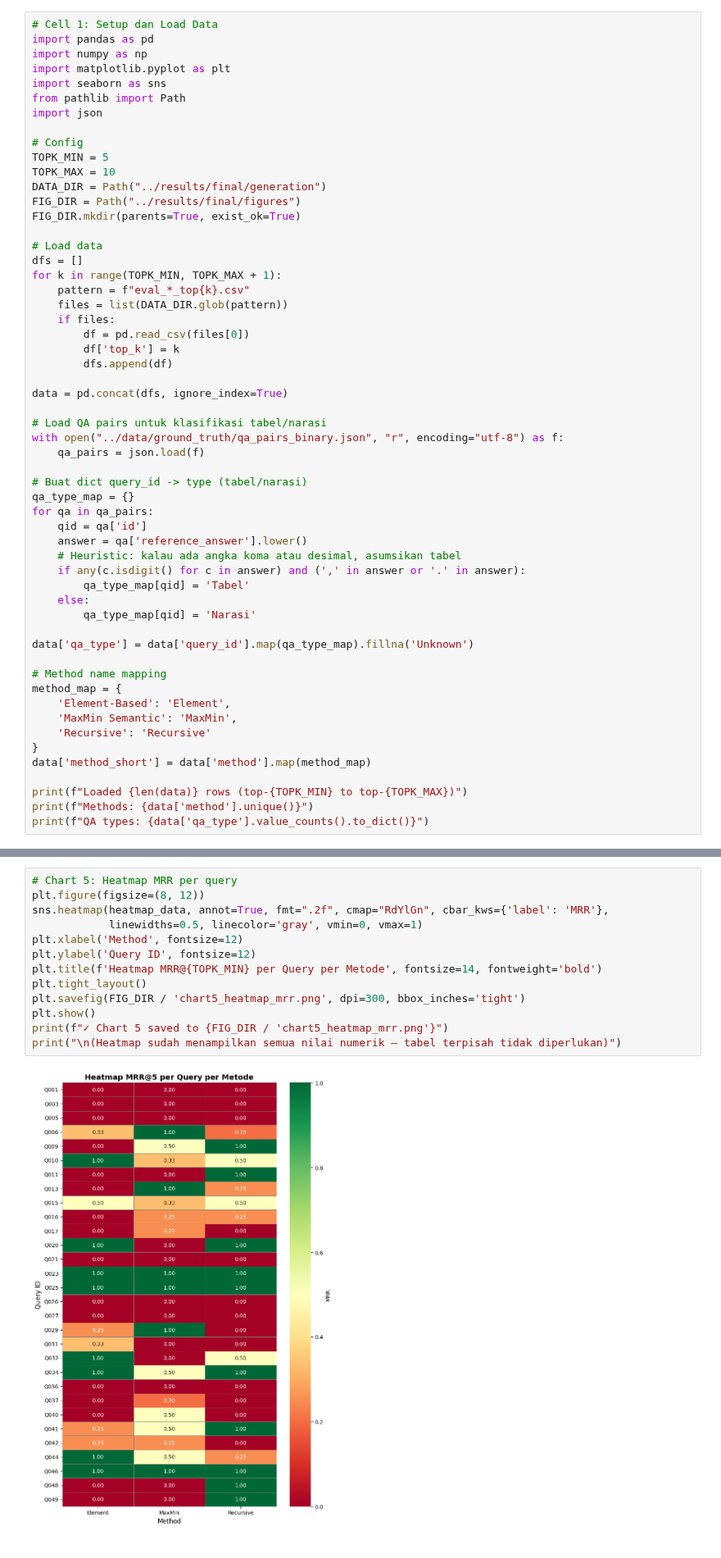
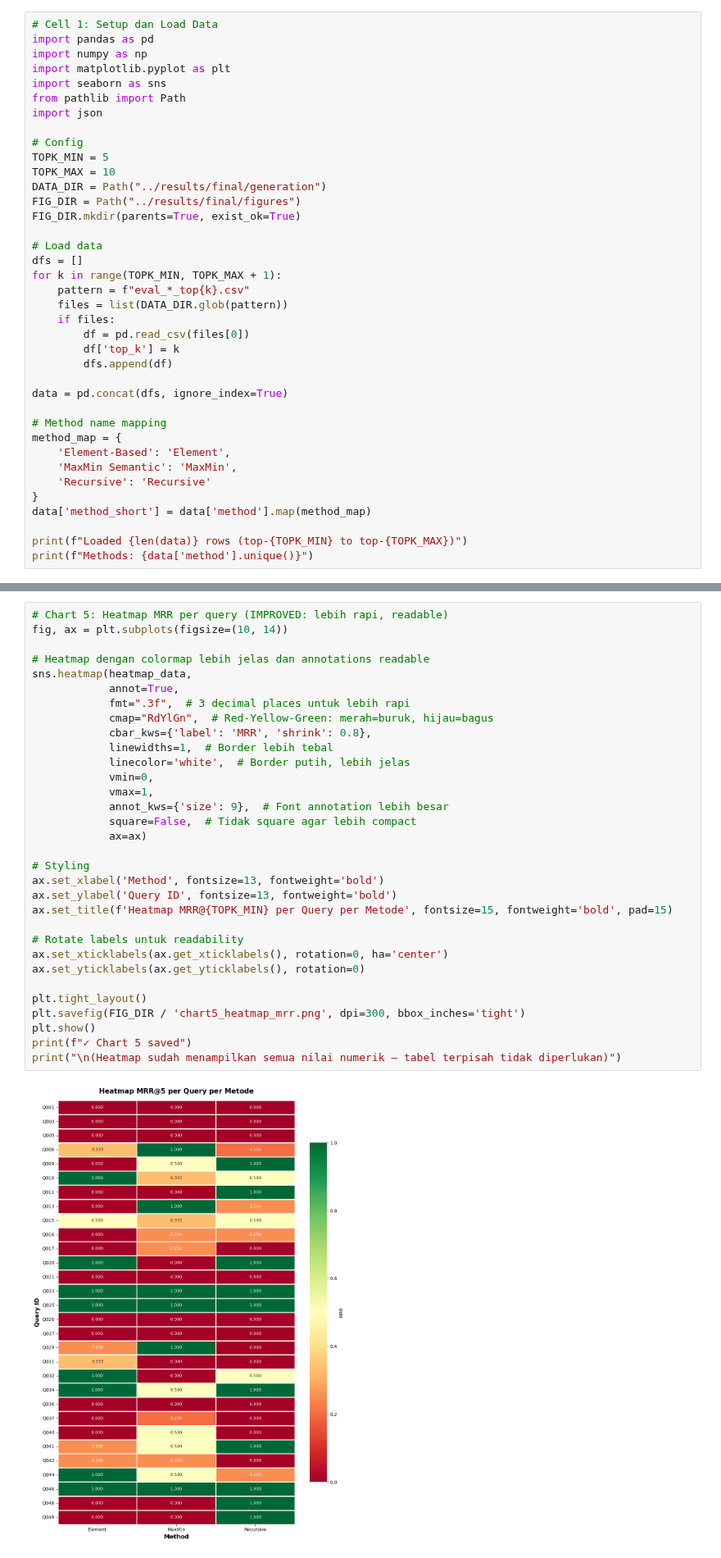
Before and after one commit to haikalthrq/rag-skripsi, a Jupyter notebook: notebooks/eval_visualization.ipynb, the cells around one changed output, grey strips where cells are left out. Shown at 82% size. Cells and saved outputs as stored; diff of their text form.

```diff
--- a/notebooks/eval_visualization.ipynb
+++ b/notebooks/eval_visualization.ipynb
@@ -35,23 +35,6 @@ for k in range(TOPK_MIN, TOPK_MAX + 1):
 
 data = pd.concat(dfs, ignore_index=True)
 
-# Load QA pairs untuk klasifikasi tabel/narasi
-with open("../data/ground_truth/qa_pairs_binary.json", "r", encoding="utf-8") as f:
-    qa_pairs = json.load(f)
-
-# Buat dict query_id -> type (tabel/narasi)
-qa_type_map = {}
-for qa in qa_pairs:
-    qid = qa['id']
-    answer = qa['reference_answer'].lower()
-    # Heuristic: kalau ada angka koma atau desimal, asumsikan tabel
-    if any(c.isdigit() for c in answer) and (',' in answer or '.' in answer):
-        qa_type_map[qid] = 'Tabel'
-    else:
-        qa_type_map[qid] = 'Narasi'
-
-data['qa_type'] = data['query_id'].map(qa_type_map).fillna('Unknown')
-
 # Method name mapping
 method_map = {
     'Element-Based': 'Element',
@@ -62,7 +45,6 @@ data['method_short'] = data['method'].map(method_map)
 
 print(f"Loaded {len(data)} rows (top-{TOPK_MIN} to top-{TOPK_MAX})")
 print(f"Methods: {data['method'].unique()}")
-print(f"QA types: {data['qa_type'].value_counts().to_dict()}")
 # %% [output]
 Loaded 540 rows (top-5 to top-10)
 Methods: <ArrowStringArray>
@@ -288,17 +279,36 @@ print(f"✓ Table 4 exported to {FIG_DIR / 'table4_hit_count.csv'}")
 # %% [markdown]
 ## Chart 5: Heatmap MRR@5 per Query per Metode
 # %%
-# Chart 5: Heatmap MRR per query
-plt.figure(figsize=(8, 12))
-sns.heatmap(heatmap_data, annot=True, fmt=".2f", cmap="RdYlGn", cbar_kws={'label': 'MRR'},
-            linewidths=0.5, linecolor='gray', vmin=0, vmax=1)
-plt.xlabel('Method', fontsize=12)
-plt.ylabel('Query ID', fontsize=12)
-plt.title(f'Heatmap MRR@{TOPK_MIN} per Query per Metode', fontsize=14, fontweight='bold')
+# Chart 5: Heatmap MRR per query (IMPROVED: lebih rapi, readable)
+fig, ax = plt.subplots(figsize=(10, 14))
+
+# Heatmap dengan colormap lebih jelas dan annotations readable
+sns.heatmap(heatmap_data,
+            annot=True,
+            fmt=".3f",  # 3 decimal places untuk lebih rapi
+            cmap="RdYlGn",  # Red-Yellow-Green: merah=buruk, hijau=bagus
+            cbar_kws={'label': 'MRR', 'shrink': 0.8},
+            linewidths=1,  # Border lebih tebal
+            linecolor='white',  # Border putih, lebih jelas
+            vmin=0,
+            vmax=1,
+            annot_kws={'size': 9},  # Font annotation lebih besar
+            square=False,  # Tidak square agar lebih compact
+            ax=ax)
+
+# Styling
+ax.set_xlabel('Method', fontsize=13, fontweight='bold')
+ax.set_ylabel('Query ID', fontsize=13, fontweight='bold')
+ax.set_title(f'Heatmap MRR@{TOPK_MIN} per Query per Metode', fontsize=15, fontweight='bold', pad=15)
+
+# Rotate labels untuk readability
+ax.set_xticklabels(ax.get_xticklabels(), rotation=0, ha='center')
+ax.set_yticklabels(ax.get_yticklabels(), rotation=0)
+
 plt.tight_layout()
 plt.savefig(FIG_DIR / 'chart5_heatmap_mrr.png', dpi=300, bbox_inches='tight')
 plt.show()
-print(f"✓ Chart 5 saved to {FIG_DIR / 'chart5_heatmap_mrr.png'}")
+print(f"✓ Chart 5 saved")
 print("\n(Heatmap sudah menampilkan semua nilai numerik — tabel terpisah tidak diperlukan)")
 # %% [output]
-[figure, old version]
+[figure, new version]
```
Also changed, not shown: parts of 15 cells of this notebook, 3 other files.
